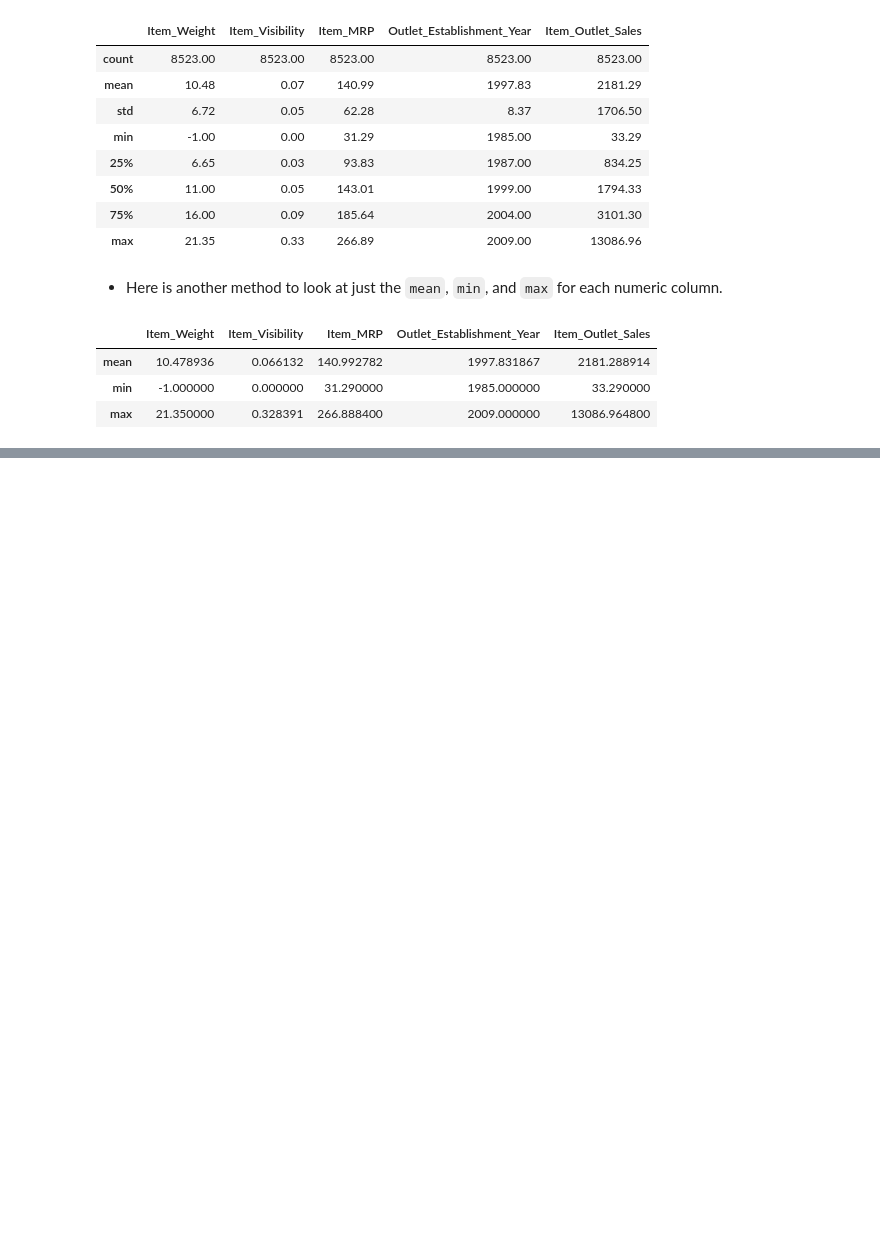
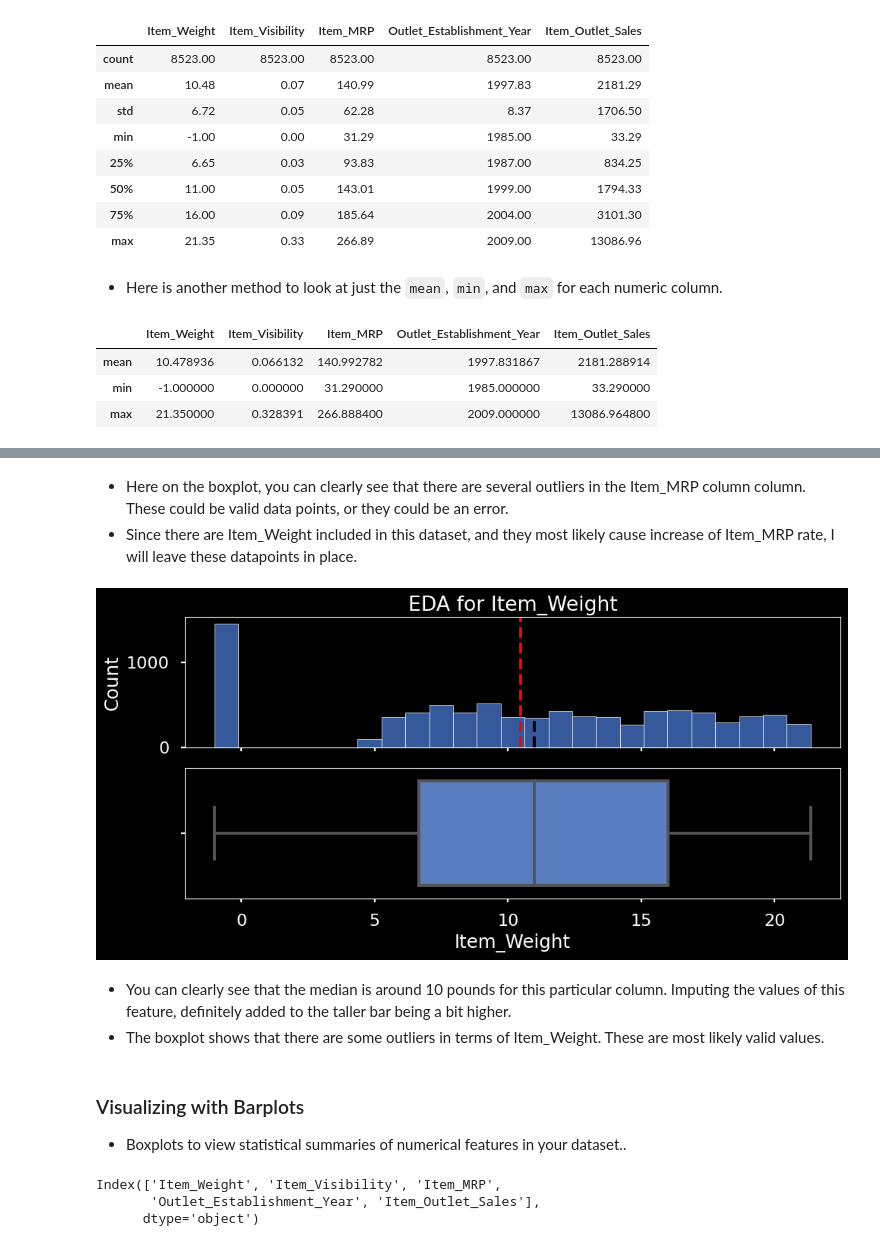
Before and after one commit to uday-routhu/Prediction-of-Product-Sales, a Jupyter notebook: Prediction_of_Product_Sales.ipynb, the cells around one changed output, grey strips where cells are left out. Drawn from its saved outputs; the diff is of its cells as text; code cells hidden in the pictures; blank space fills up the shorter version.

```diff
--- a/Prediction_of_Product_Sales.ipynb
+++ b/Prediction_of_Product_Sales.ipynb
@@ -344,0 +441,13 @@ stats.loc[['mean','min','max']]
+# %% [markdown]
+- Here on the boxplot, you can clearly see that there are several outliers in the Item_MRP column column. These could be valid data points, or they could be an error.
+- Since there are Item_Weight included in this dataset, and they most likely cause increase of Item_MRP rate, I will leave these datapoints in place.
+# %%
+plot_numeric(df_sales_prediction,'Item_Weight')
+# %% [output]
+[figure, added]
+# %% [markdown]
+- You can clearly see that the median is around 10 pounds for this particular column. Imputing the values of this feature, definitely added to the taller bar being a bit higher.
+- The boxplot shows that there are some outliers in terms of Item_Weight. These are most likely valid values.
+# %% [markdown]
+### Visualizing with Barplots
+- Boxplots to view statistical summaries of numerical features in your dataset..
@@ -344,0 +475,6 @@ stats.loc[['mean','min','max']]
+# %%
+num_cols
+# %% [output]
+Index(['Item_Weight', 'Item_Visibility', 'Item_MRP',
+       'Outlet_Establishment_Year', 'Item_Outlet_Sales'],
+      dtype='object')
```
Also changed, not shown: parts of 26 cells of this notebook.
